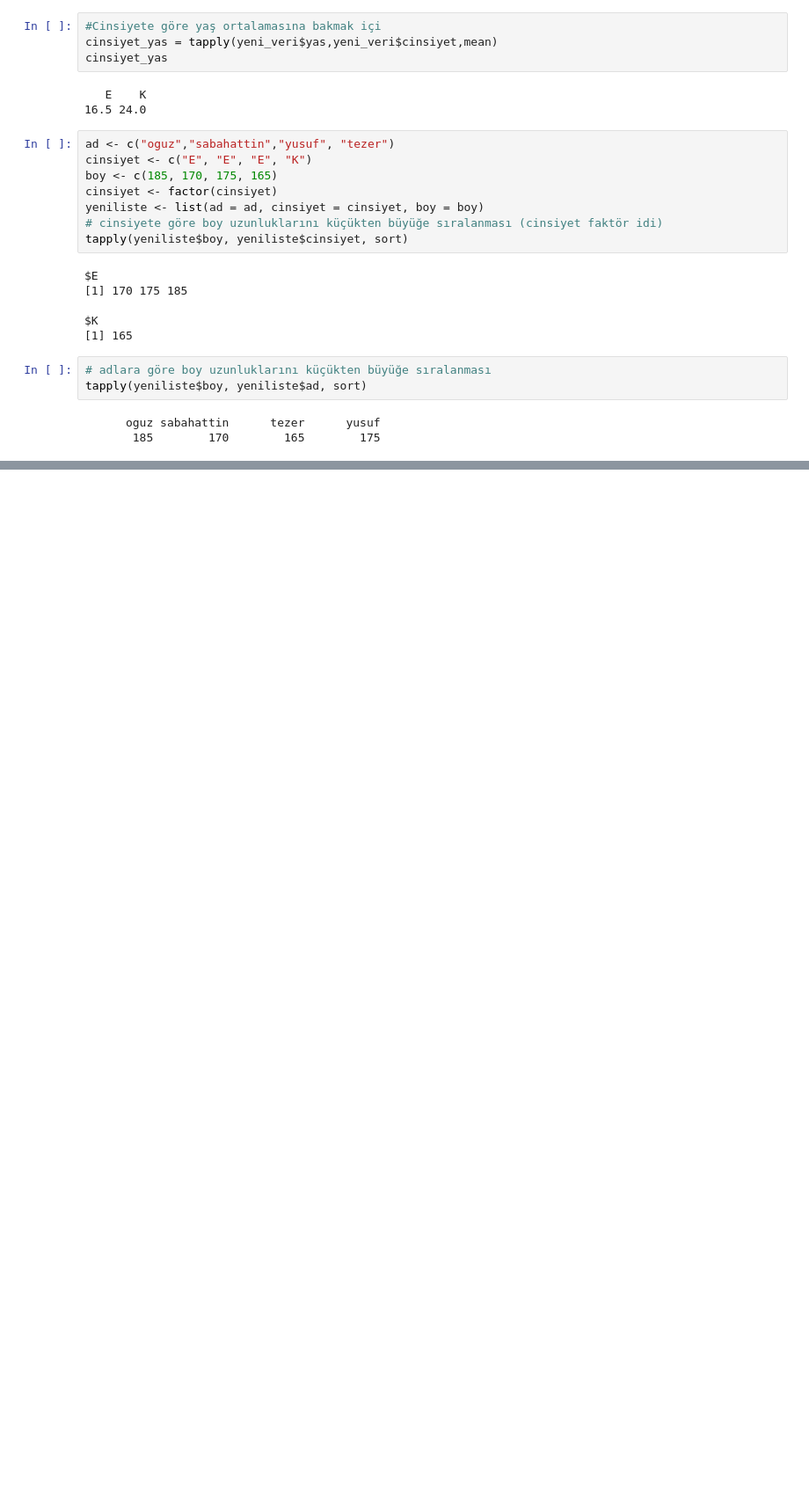
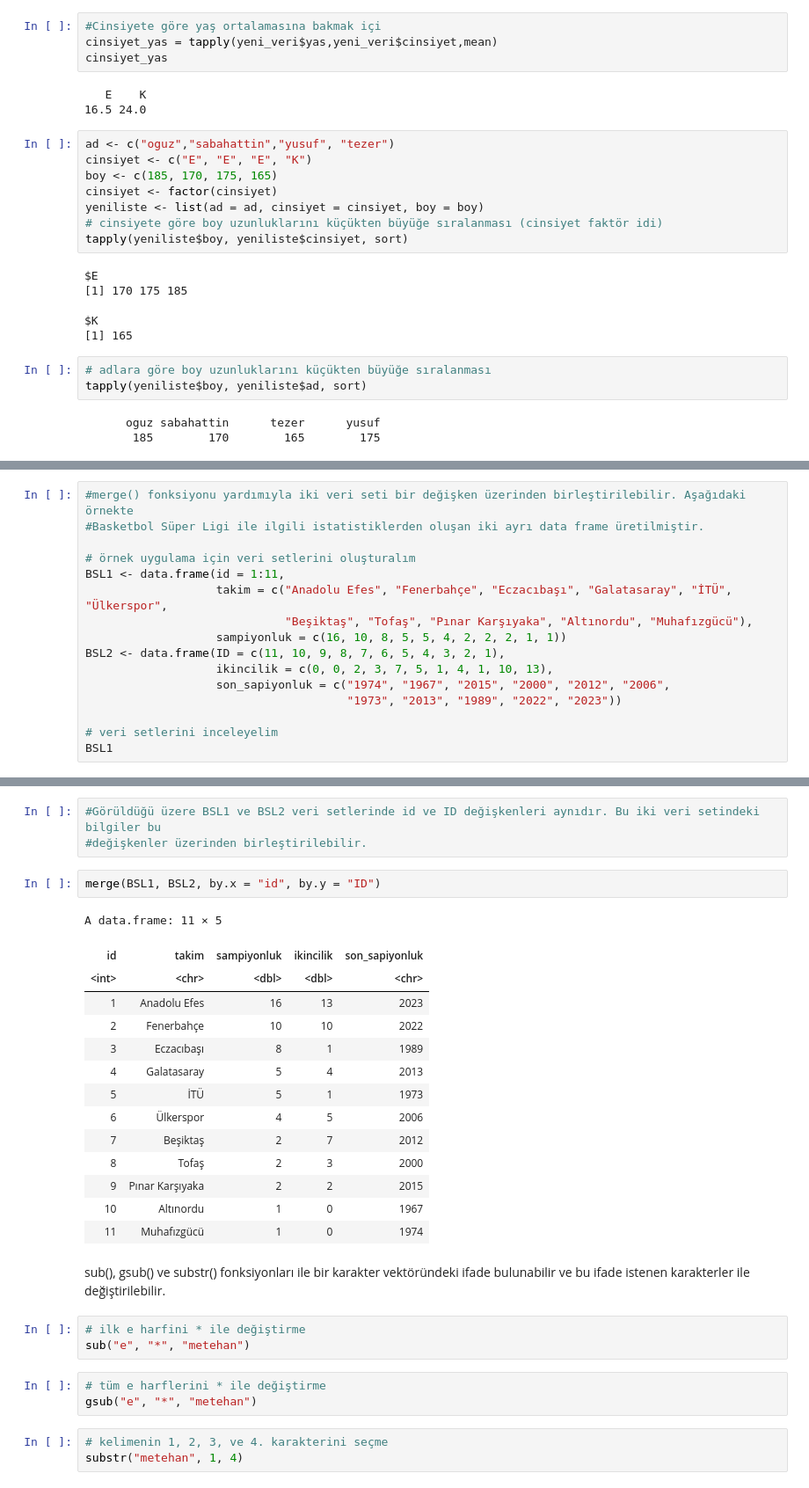
Before and after one commit to azem46/R_Colab_Notebook, a Jupyter notebook: R_Ders_10_Fonksiyonlar.ipynb, the cells around one changed output, grey strips where cells are left out. Shown at 88% size. Cells and saved outputs as stored; diff of their text form; blank space fills up the shorter version.

```diff
--- a/R_Ders_10_Fonksiyonlar.ipynb
+++ b/R_Ders_10_Fonksiyonlar.ipynb
@@ -286,0 +410,16 @@ tapply(yeniliste$boy, yeniliste$ad, sort)
+# %%
+#merge() fonksiyonu yardımıyla iki veri seti bir değişken üzerinden birleştirilebilir. Aşağıdaki örnekte
+#Basketbol Süper Ligi ile ilgili istatistiklerden oluşan iki ayrı data frame üretilmiştir.
+
+# örnek uygulama için veri setlerini oluşturalım
+BSL1 <- data.frame(id = 1:11,
+                   takim = c("Anadolu Efes", "Fenerbahçe", "Eczacıbaşı", "Galatasaray", "İTÜ", "Ülkerspor",
+                             "Beşiktaş", "Tofaş", "Pınar Karşıyaka", "Altınordu", "Muhafızgücü"),
+                   sampiyonluk = c(16, 10, 8, 5, 5, 4, 2, 2, 2, 1, 1))
+BSL2 <- data.frame(ID = c(11, 10, 9, 8, 7, 6, 5, 4, 3, 2, 1),
+                   ikincilik = c(0, 0, 2, 3, 7, 5, 1, 4, 1, 10, 13),
+                   son_sapiyonluk = c("1974", "1967", "2015", "2000", "2012", "2006",
+                                      "1973", "2013", "1989", "2022", "2023"))
+
+# veri setlerini inceleyelim
+BSL1
@@ -286,0 +458,31 @@ tapply(yeniliste$boy, yeniliste$ad, sort)
+# %%
+#Görüldüğü üzere BSL1 ve BSL2 veri setlerinde id ve ID değişkenleri aynıdır. Bu iki veri setindeki bilgiler bu
+#değişkenler üzerinden birleştirilebilir.
+# %%
+merge(BSL1, BSL2, by.x = "id", by.y = "ID")
+# %% [output]
+A data.frame: 11 × 5
+| id | takim | sampiyonluk | ikincilik | son_sapiyonluk |
+| <int> | <chr> | <dbl> | <dbl> | <chr> |
+| 1 | Anadolu Efes | 16 | 13 | 2023 |
+| 2 | Fenerbahçe | 10 | 10 | 2022 |
+| 3 | Eczacıbaşı | 8 | 1 | 1989 |
+| 4 | Galatasaray | 5 | 4 | 2013 |
+| 5 | İTÜ | 5 | 1 | 1973 |
+| 6 | Ülkerspor | 4 | 5 | 2006 |
+| 7 | Beşiktaş | 2 | 7 | 2012 |
+| 8 | Tofaş | 2 | 3 | 2000 |
+| 9 | Pınar Karşıyaka | 2 | 2 | 2015 |
+| 10 | Altınordu | 1 | 0 | 1967 |
+| 11 | Muhafızgücü | 1 | 0 | 1974 |
+# %% [markdown]
+sub(), gsub() ve substr() fonksiyonları ile bir karakter vektöründeki ifade bulunabilir ve bu ifade istenen karakterler ile değiştirilebilir.
+# %%
+# ilk e harfini * ile değiştirme
+sub("e", "*", "metehan")
+# %%
+# tüm e harflerini * ile değiştirme
+gsub("e", "*", "metehan")
+# %%
+# kelimenin 1, 2, 3, ve 4. karakterini seçme
+substr("metehan", 1, 4)
```
Also changed, not shown: parts of 29 cells of this notebook.
